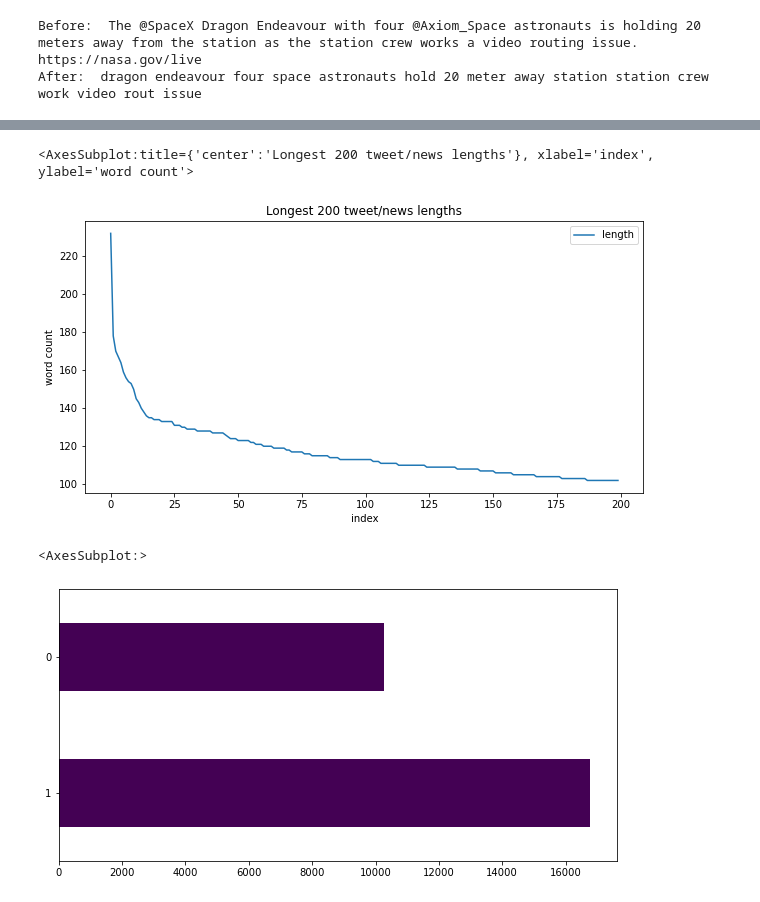
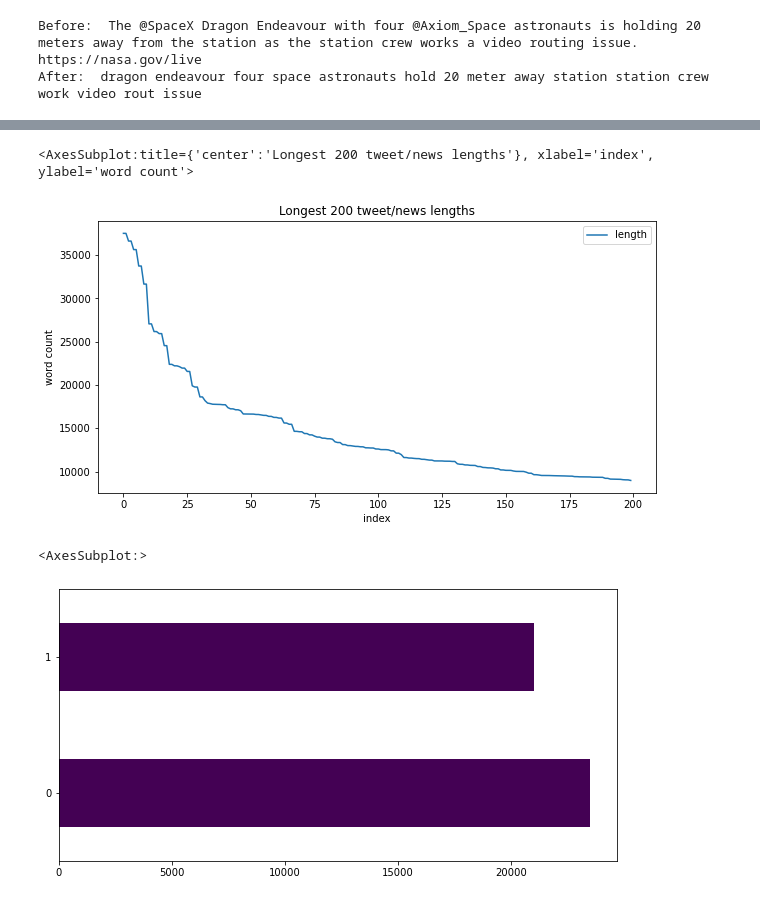
Before and after one commit to nikkenu/JODA, a Jupyter notebook: harjoitustyo/harjoitustyo.ipynb, the cells around one changed output, grey strips where cells are left out. Cells and saved outputs as stored; diff of their text form; code cells hidden in the pictures.

```diff
--- a/harjoitustyo/harjoitustyo.ipynb
+++ b/harjoitustyo/harjoitustyo.ipynb
@@ -43,7 +46,7 @@ from sklearn.utils import shuffle
 [nltk_data]   Package omw-1.4 is already up-to-date!
 # %%
 # Add your Bearer token here.
-client = tweepy.Client(bearer_token='')
+client = tweepy.Client(bearer_token='AAAAAAAAAAAAAAAAAAAAAAXMbQEAAAAA5%2BqAHvDJmPFLjU9SB87h0wyX8Dw%3DrW5cV5HUMaY0VEPcKj2UuRxmb3IemUswdUSDB8xcqN6wrle6bw')
 
 # Create Pandas dataframe with three columns
 tweet_df = pd.DataFrame(columns=['text', 'language'])
@@ -82,6 +85,12 @@ truenews['label'] = 1
 fakenews['label'] = 0
 
 news_df = pd.concat([truenews, fakenews])
-news_df = news_df.sample(frac = 1).reset_index(drop=True)
+#news_df = news_df.sample(frac = 1).reset_index(drop=True)
+news_df = news_df.reset_index(drop=True)
+
+news_df['text'] = news_df['subject'] + " " + news_df['title'] + " " + news_df['text']
+del news_df['title']
+del news_df['subject']
+del news_df['date']
 news_df.head()
 # %% [output]
@@ -171,8 +177,7 @@ Before:  The @SpaceX Dragon Endeavour with four @Axiom_Space astronauts is holdi
 After:  dragon endeavour four space astronauts hold 20 meter away station station crew work video rout issue
 # %%
 news_df['clean_text'] = np.nan
-
-news_df['clean_text'] = [clean_text(x) for x in news_df['title']]
+news_df['clean_text'] = [clean_text(x) for x in news_df['text']]
 
 news_df.dropna(subset=['clean_text'], inplace=True)
 news_df.drop_duplicates(subset=['text', 'clean_text'], keep=False, inplace=True)
@@ -230,6 +250,6 @@ tweet_df.head()
 # %%
-news_df['sequence'] = np.nan
-news_df['sequence'] = list(tokenize(news_df['clean_text']))
-
-news_df.head()
+#news_df['sequence'] = np.nan
+#news_df['sequence'] = list(tokenize(news_df['clean_text']))
+#
+#news_df.head()
 # %% [output]
@@ -283,14 +293,15 @@ plt.imshow(wc, interpolation = 'bilinear')
 # %%
+ctc = pd.concat([news_df['clean_text'], tweet_df['clean_text']])
 length_df = pd.DataFrame(columns=['length'])
-length_df['length'] = [len(i) for i in clean_text_combined]
+length_df['length'] = [len(i) for i in ctc]
 length_df.sort_values(by=['length'], inplace=True, ascending=False)
 length_df = length_df.reset_index(drop=True)
 length_df[:200].plot(title="Longest 200 tweet/news lengths", figsize=(10,5), xlabel='index', ylabel='word count')
 # %% [output]
 <AxesSubplot:title={'center':'Longest 200 tweet/news lengths'}, xlabel='index', ylabel='word count'>
-[figure, old version]
+[figure, new version]
 # %%
-train_df['label'].value_counts().plot(kind='barh', figsize=(10,5), colormap="viridis")
+news_df['label'].value_counts().plot(kind='barh', figsize=(10,5), colormap="viridis")
 # %% [output]
 <AxesSubplot:>
-[figure, old version]
+[figure, new version]
```
Also changed, not shown: parts of 27 cells of this notebook.
